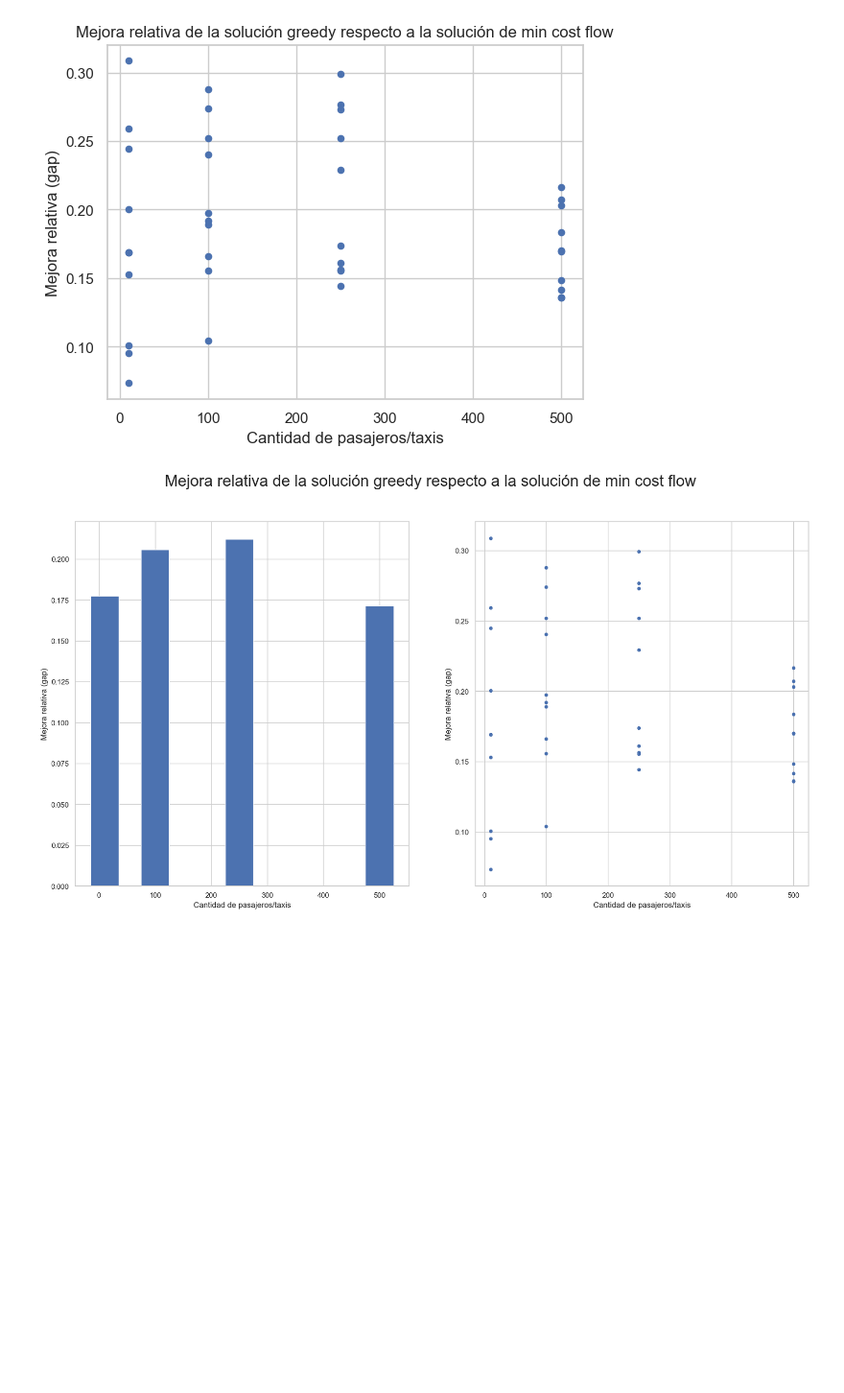
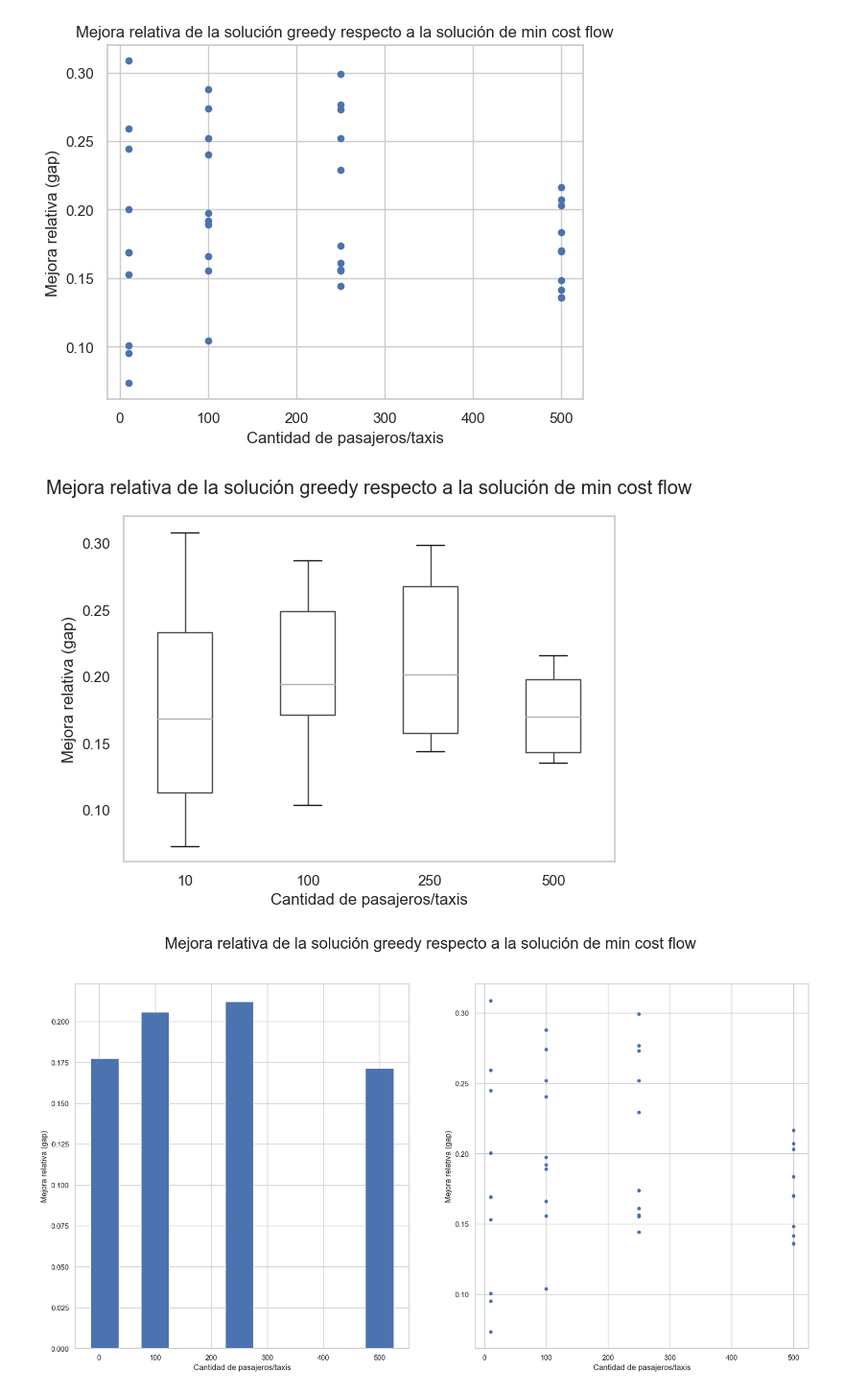
Before and after one commit to Luquish/TP1_TDV, a Jupyter notebook: src/scripts/experimentacion.ipynb, the cells around one changed output. Shown at 96% size. Drawn from its saved outputs; the diff is of its cells as text; code cells hidden in the pictures; blank space fills up the shorter version.

Commit message:
feat(boxplots)

```diff
--- a/src/scripts/experimentacion.ipynb
+++ b/src/scripts/experimentacion.ipynb
@@ -162,6 +162,24 @@ ax.set_ylabel("Mejora relativa (gap)")
 plt.savefig("../output/figures/greedy_vs_batching_scatter.png")
 # %% [output]
 [figure]
+# %%
+fig, ax = plt.subplots()
+
+# Boxplot
+solutions.boxplot(column="gap", by="n", ax=ax,
+    grid=False
+)
+
+#ax.set_title("Mejora relativa de la solución greedy respecto a la solución de min cost flow")
+ax.set_title("")
+ax.set_xlabel("Cantidad de pasajeros/taxis")
+ax.set_ylabel("Mejora relativa (gap)")
+
+fig.suptitle("Mejora relativa de la solución greedy respecto a la solución de min cost flow")
+
+plt.savefig("../output/figures/greedy_vs_batching_boxplot.png")
+# %% [output]
+[figure, added]
 # %%
 fig, axs = plt.subplots(1, 2, figsize=(20, 10))
 
```
Also changed, not shown: parts of 9 cells of this notebook, 7 other files.
